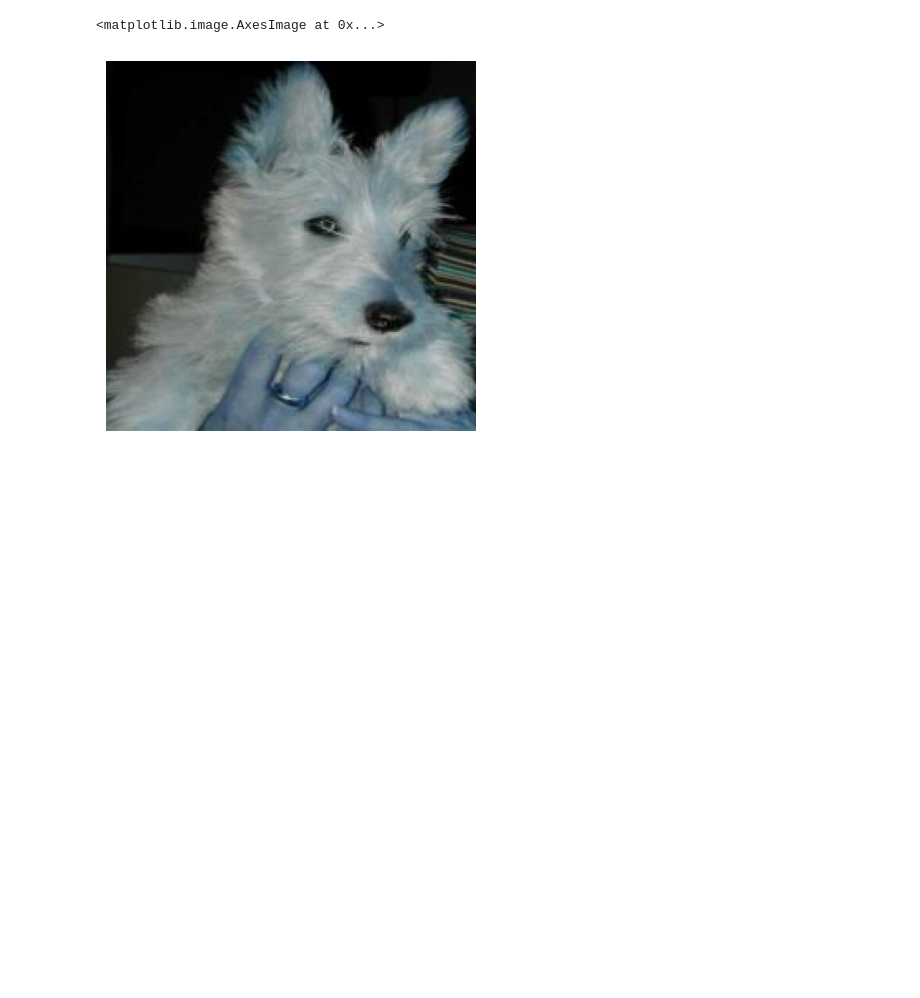
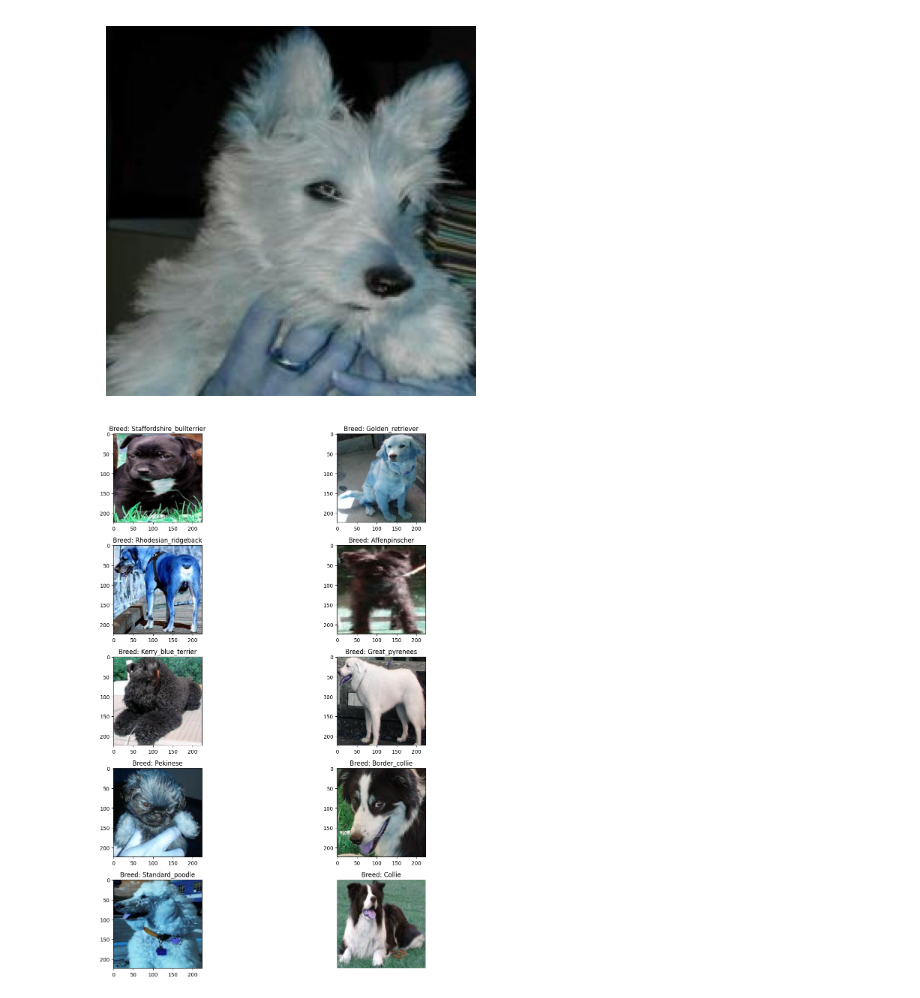
Before and after one commit to Faskerrr/Doggos-101, a Jupyter notebook: notebooks/vlad_eda.ipynb, the cells around one changed output. Cells and saved outputs as stored; diff of their text form; code cells hidden in the pictures; blank space fills up the shorter version.

```diff
--- a/notebooks/vlad_eda.ipynb
+++ b/notebooks/vlad_eda.ipynb
@@ -31,0 +67,3 @@ paths
+# %%
+breed_names = [re.findall('n\d{8}-(.*)', i)[0][:-1].capitalize() for i in data_dirs]
+breed_names
@@ -31,0 +88,6 @@ paths
+# %%
+X = []
+Z = []
+
+for i in range(120):
+    training_data(breed_names[i], data_dirs[i])
@@ -31,0 +114,3 @@ paths
+# %%
+X = np.array(X)
+X
@@ -31,0 +139,3 @@ paths
+# %%
+X=X/255
+X.shape
@@ -34,9 +158,22 @@ plt.axis('off')
 # for i in range(0, 100, 10):
 #     pic = cv2.imread(path + paths[i])
 #     plt.imshow(pic)
-pic = cv2.imread(path + 'n02097298_9217.jpg')
+pic = cv2.imread(path + 'n02097298-Scotch_terrier/' + 'n02097298_9217.jpg')
 # print(pic.shape)
-plt.imshow(pic)
+plt.imshow(pic);
 # %% [output]
-<matplotlib.image.AxesImage at 0x...>
 [figure]
+# %%
+fig,ax=plt.subplots(5,2)
+fig.set_size_inches(15,15)
+for i in range(5):
+    for j in range (2):
+        l=random.randint(0,len(Z))
+        ax[i,j].imshow(X[l])
+        ax[i,j].set_title('Breed: '+Z[l])
+
+plt.axis('off')
+plt.tight_layout()
+fig.show;
+# %% [output]
+[figure, added]
```
Also changed, not shown: parts of 10 cells of this notebook.
